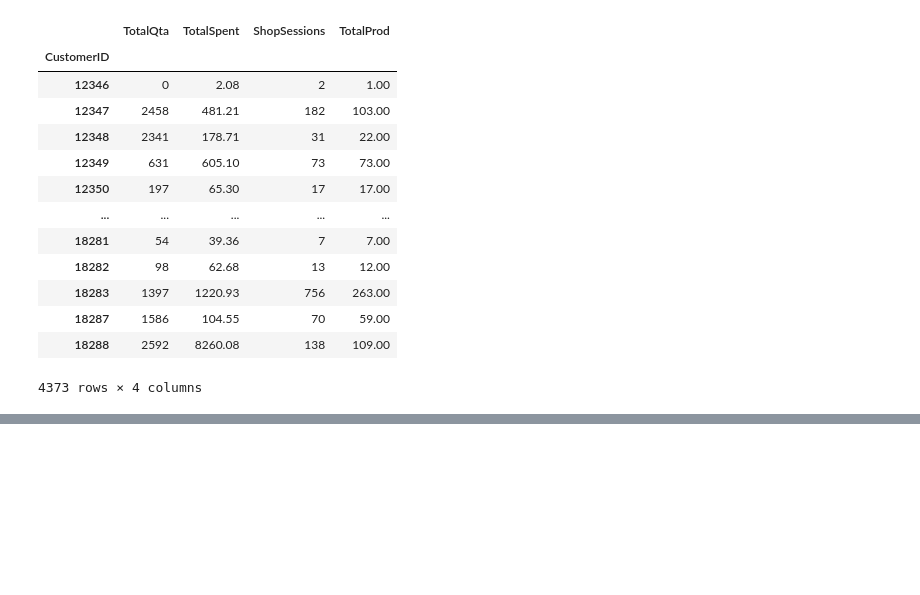
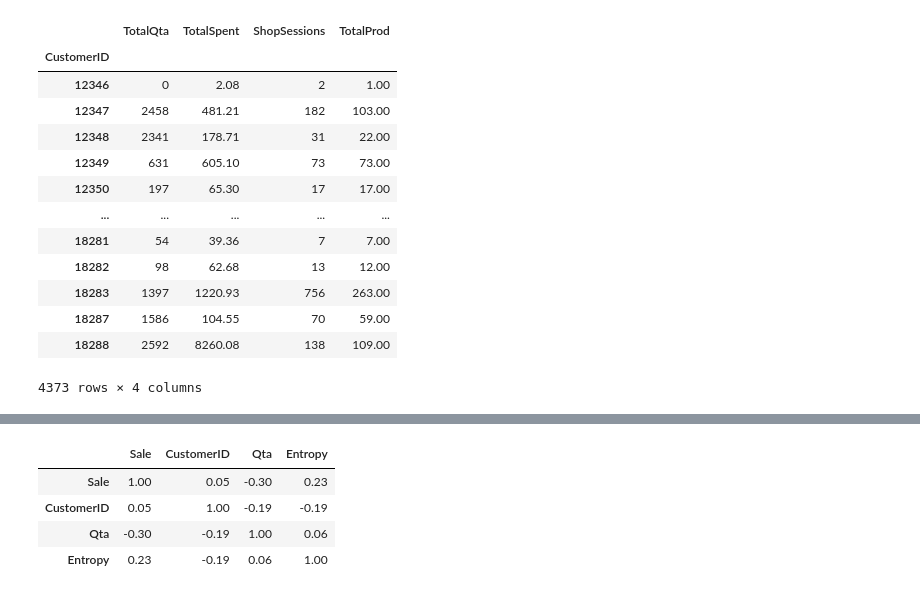
Before and after one commit to dilettagoglia/DataMining, a Jupyter notebook: Task1.ipynb, the cells around one changed output, grey strips where cells are left out. Cells and saved outputs as stored; diff of their text form; code cells hidden in the pictures; blank space fills up the shorter version.

```diff
--- a/Task1.ipynb
+++ b/Task1.ipynb
@@ -1272,0 +1285,8 @@ customers.to_csv(r'customers.csv', index = False)
+# %%
+df.corr(method='kendall')
+# %% [output]
+|  | Sale | CustomerID | Qta | Entropy |
+| Sale | 1.00 | 0.05 | -0.30 | 0.23 |
+| CustomerID | 0.05 | 1.00 | -0.19 | -0.19 |
+| Qta | -0.30 | -0.19 | 1.00 | 0.06 |
+| Entropy | 0.23 | -0.19 | 0.06 | 1.00 |
```
Also changed, not shown: parts of 5 cells of this notebook.
